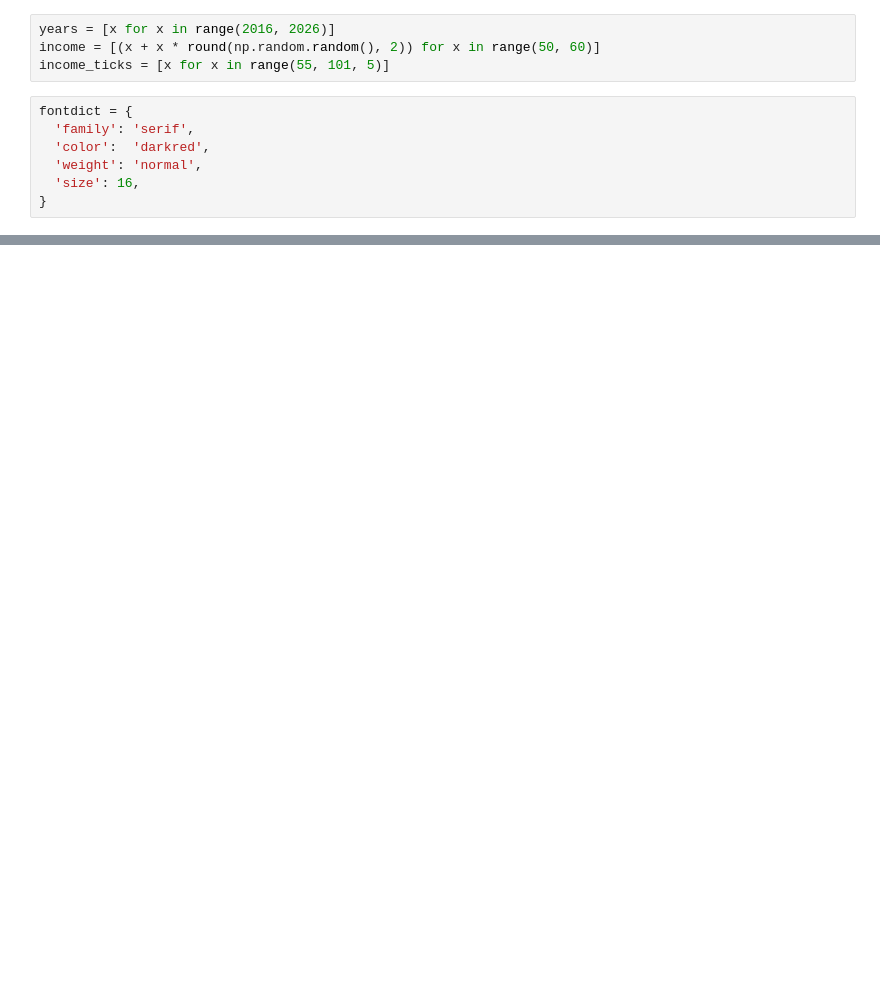
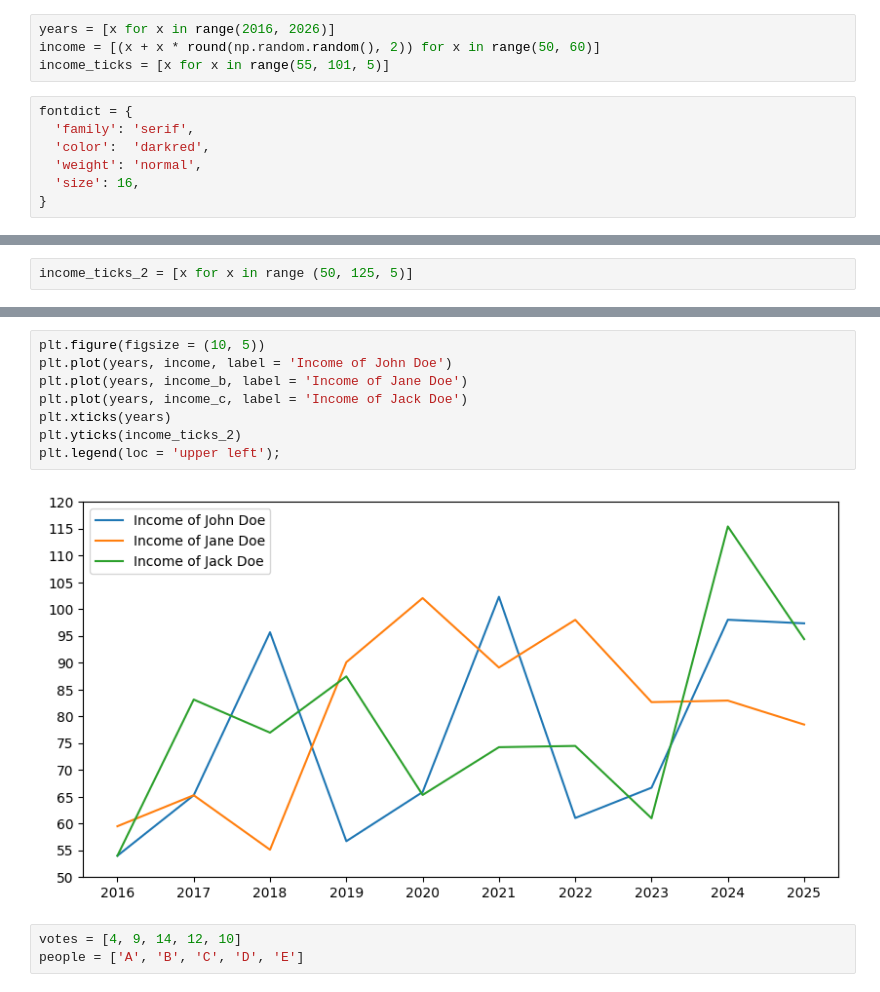
Before and after one commit to alchemistbg/matplotlib, a Jupyter notebook: matplotlib.ipynb, the cells around one changed output, grey strips where cells are left out. Drawn from its saved outputs; the diff is of its cells as text; blank space fills up the shorter version.

```diff
--- a/matplotlib.ipynb
+++ b/matplotlib.ipynb
@@ -164,0 +172,2 @@ plt.yticks(income_ticks, [f'{x}k USD' for x in income_ticks]);
+# %%
+income_ticks_2 = [x for x in range (50, 125, 5)]
@@ -164,0 +180,13 @@ plt.yticks(income_ticks, [f'{x}k USD' for x in income_ticks]);
+# %%
+plt.figure(figsize = (10, 5))
+plt.plot(years, income, label = 'Income of John Doe')
+plt.plot(years, income_b, label = 'Income of Jane Doe')
+plt.plot(years, income_c, label = 'Income of Jack Doe')
+plt.xticks(years)
+plt.yticks(income_ticks_2)
+plt.legend(loc = 'upper left');
+# %% [output]
+[figure, added]
+# %%
+votes = [4, 9, 14, 12, 10]
+people = ['A', 'B', 'C', 'D', 'E']
```
Also changed, not shown: parts of 19 cells of this notebook.
